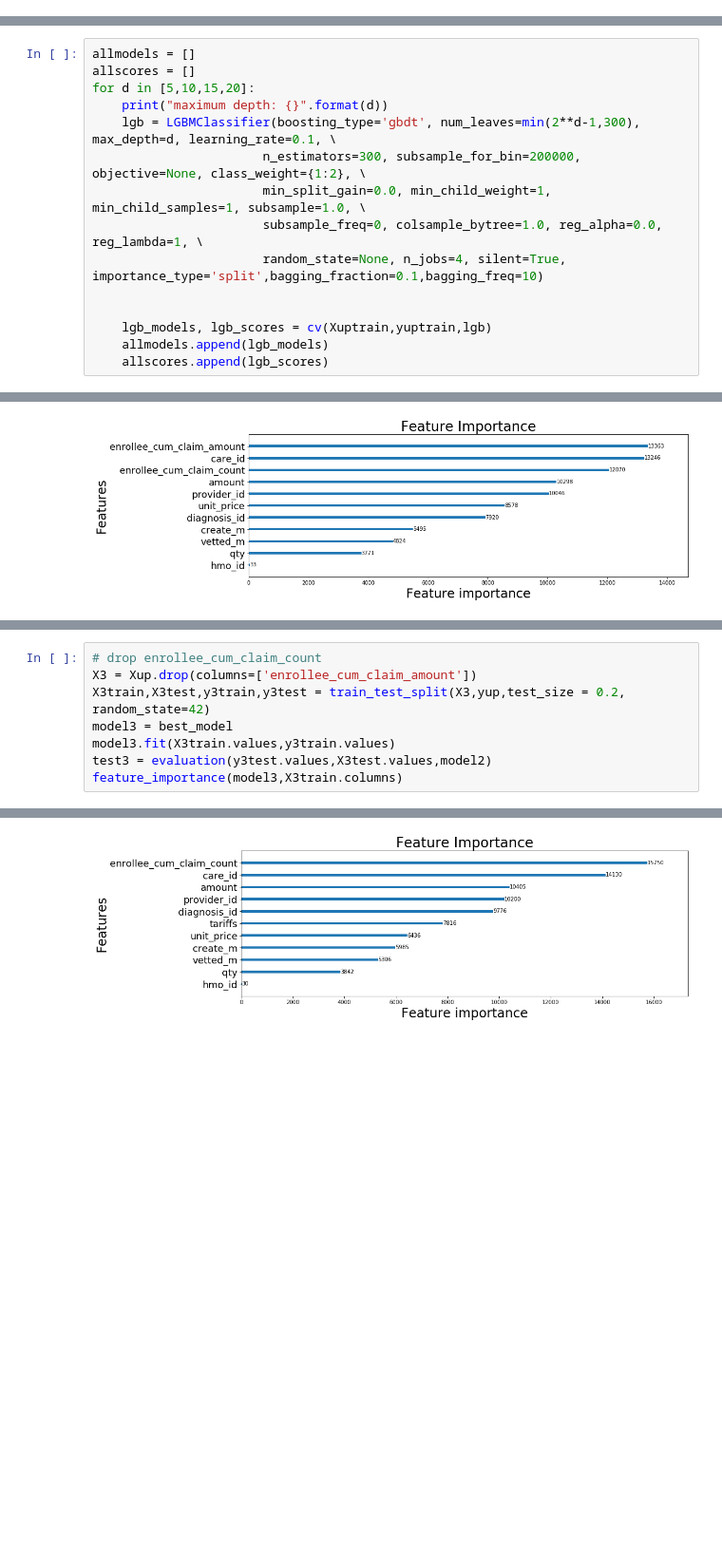
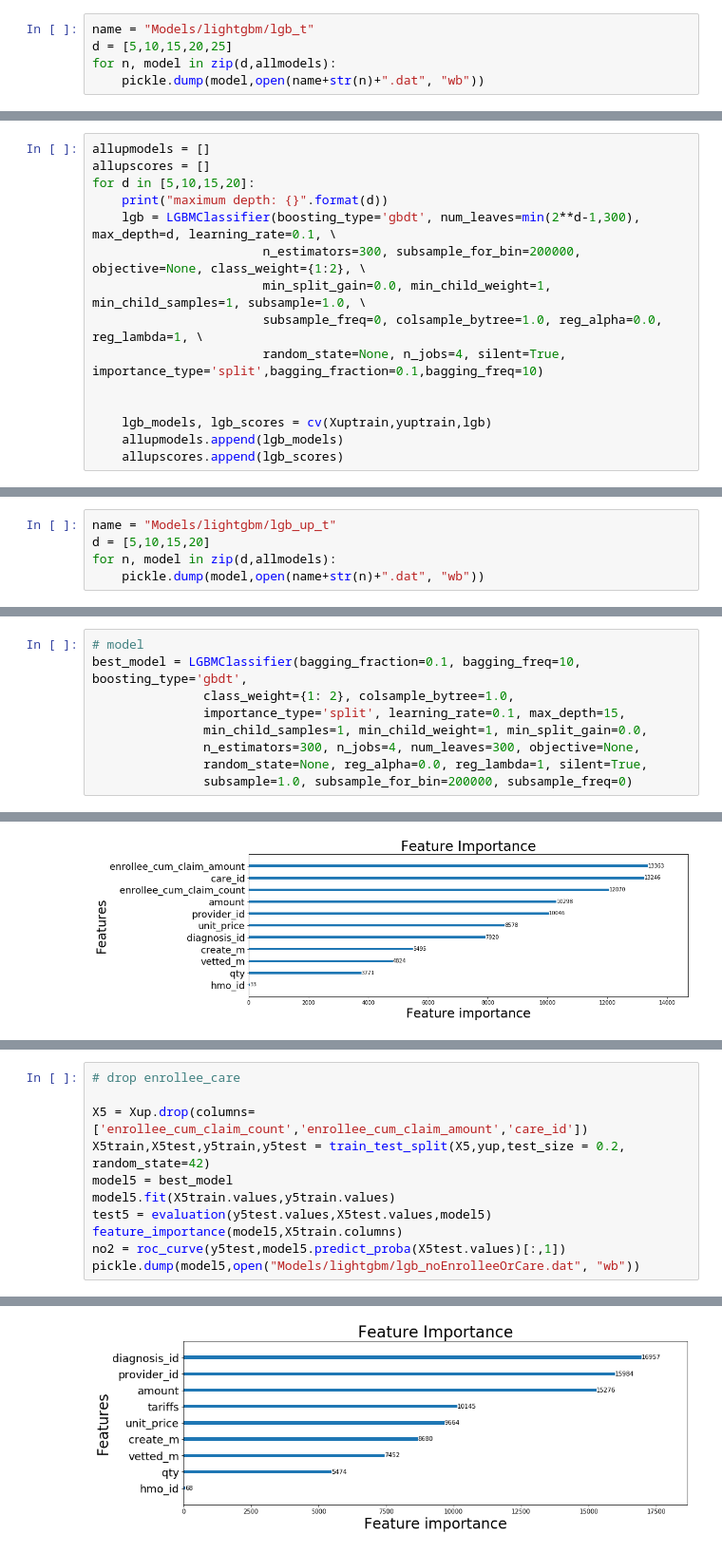
Before and after one commit to Shunling/Insight_HealthDataScience, a Jupyter notebook: Projects/P3/LightGBM_with_Feature_engineering.ipynb, the cells around one changed output, grey strips where cells are left out. Shown at 95% size. Drawn from its saved outputs; the diff is of its cells as text; blank space fills up the shorter version.

Commit message:
save model

```diff
--- a/Projects/P3/LightGBM_with_Feature_engineering.ipynb
+++ b/Projects/P3/LightGBM_with_Feature_engineering.ipynb
@@ -204,3 +199,8 @@ LightGBMError: Check failed: num_leaves <=131072 at /tmp/pip-req-build-ny46z16n/
+# %%
+name = "Models/lightgbm/lgb_t"
+d = [5,10,15,20,25]
+for n, model in zip(d,allmodels):
+    pickle.dump(model,open(name+str(n)+".dat", "wb"))
 # %% [markdown]
 # upsampling
 # %%
@@ -220,8 +220,8 @@ Xuptrain,Xuptest,yuptrain,yuptest = train_test_split(Xup.values,yup.values,test_
 # %% [output]
 (713148, 13) (31722, 13)
 # %%
-allmodels = []
-allscores = []
+allupmodels = []
+allupscores = []
 for d in [5,10,15,20]:
     print("maximum depth: {}".format(d))
     lgb = LGBMClassifier(boosting_type='gbdt', num_leaves=min(2**d-1,300), max_depth=d, learning_rate=0.1, \
@@ -232,8 +232,8 @@ for d in [5,10,15,20]:
 
 
     lgb_models, lgb_scores = cv(Xuptrain,yuptrain,lgb)
-    allmodels.append(lgb_models)
-    allscores.append(lgb_scores)
+    allupmodels.append(lgb_models)
+    allupscores.append(lgb_scores)
 # %% [output]
 maximum depth: 5
 LGBMClassifier(bagging_fraction=0.1, bagging_freq=10, boosting_type='gbdt',
@@ -252,6 +252,11 @@ recall : 0.998 +/- 0.000
 FPR : 0.078 +/- 0.000
 specificity : 0.922 +/- 0.000
 roc_auc : 0.960 +/- 0.000
+# %%
+name = "Models/lightgbm/lgb_up_t"
+d = [5,10,15,20]
+for n, model in zip(d,allmodels):
+    pickle.dump(model,open(name+str(n)+".dat", "wb"))
 # %%
 for d in [25,30]:
     print("maximum depth: {}".format(d))
@@ -385,3 +390,12 @@ feature_importance(allmodels[2][0],columns)
 X1 = Xup.drop(columns=['diagnosis_id'])
 X1train,X1test,y1train,y1test = train_test_split(X1,yup,test_size = 0.2, random_state=42)
+# %%
+# model
+best_model = LGBMClassifier(bagging_fraction=0.1, bagging_freq=10, boosting_type='gbdt',
+               class_weight={1: 2}, colsample_bytree=1.0,
+               importance_type='split', learning_rate=0.1, max_depth=15,
+               min_child_samples=1, min_child_weight=1, min_split_gain=0.0,
+               n_estimators=300, n_jobs=4, num_leaves=300, objective=None,
+               random_state=None, reg_alpha=0.0, reg_lambda=1, silent=True,
+               subsample=1.0, subsample_for_bin=200000, subsample_freq=0)
 # %%
@@ -442,9 +473,12 @@ ROC_AUC_score: 0.939
 # %%
-# drop enrollee_cum_claim_count
-X3 = Xup.drop(columns=['enrollee_cum_claim_amount'])
-X3train,X3test,y3train,y3test = train_test_split(X3,yup,test_size = 0.2, random_state=42)
-model3 = best_model
-model3.fit(X3train.values,y3train.values)
-test3 = evaluation(y3test.values,X3test.values,model2)
-feature_importance(model3,X3train.columns)
+# drop enrollee_care
+
+X5 = Xup.drop(columns=['enrollee_cum_claim_count','enrollee_cum_claim_amount','care_id'])
+X5train,X5test,y5train,y5test = train_test_split(X5,yup,test_size = 0.2, random_state=42)
+model5 = best_model
+model5.fit(X5train.values,y5train.values)
+test5 = evaluation(y5test.values,X5test.values,model5)
+feature_importance(model5,X5train.columns)
+no2 = roc_curve(y5test,model5.predict_proba(X5test.values)[:,1])
+pickle.dump(model5,open("Models/lightgbm/lgb_noEnrolleeOrCare.dat", "wb"))
 # %% [output]
@@ -457 +491 @@ ROC_AUC_score: 0.953
-[figure, old version]
+[figure, new version]
```
Also changed, not shown: parts of 16 cells of this notebook.
